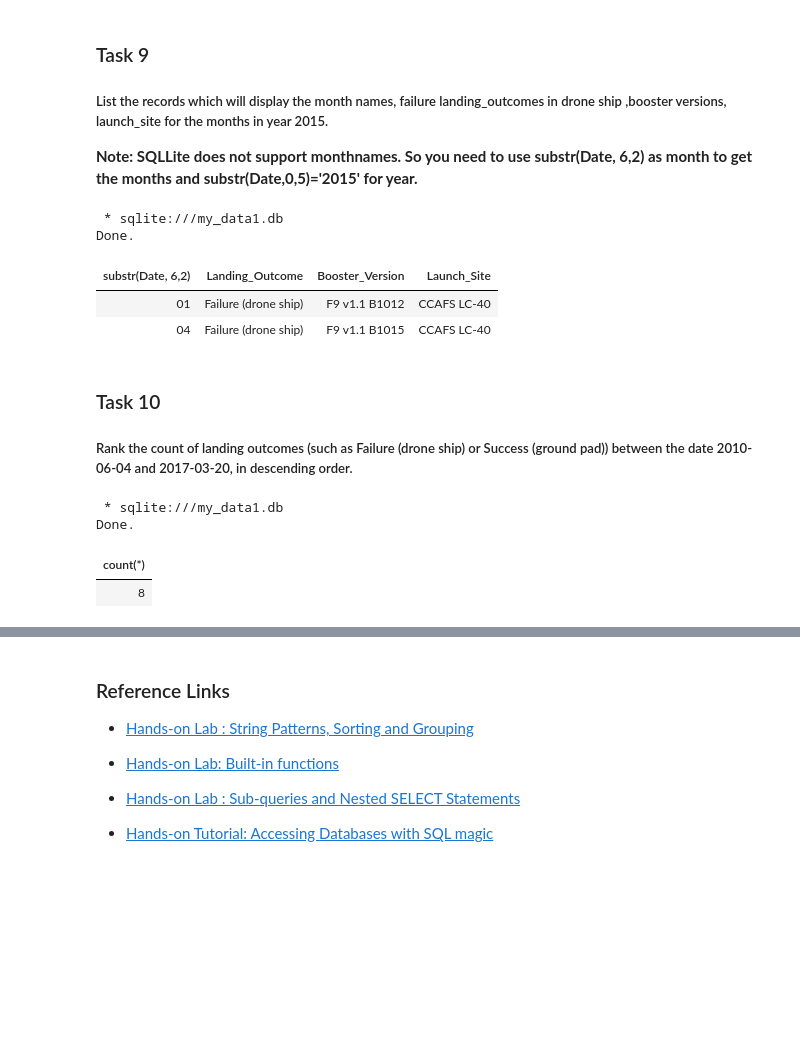
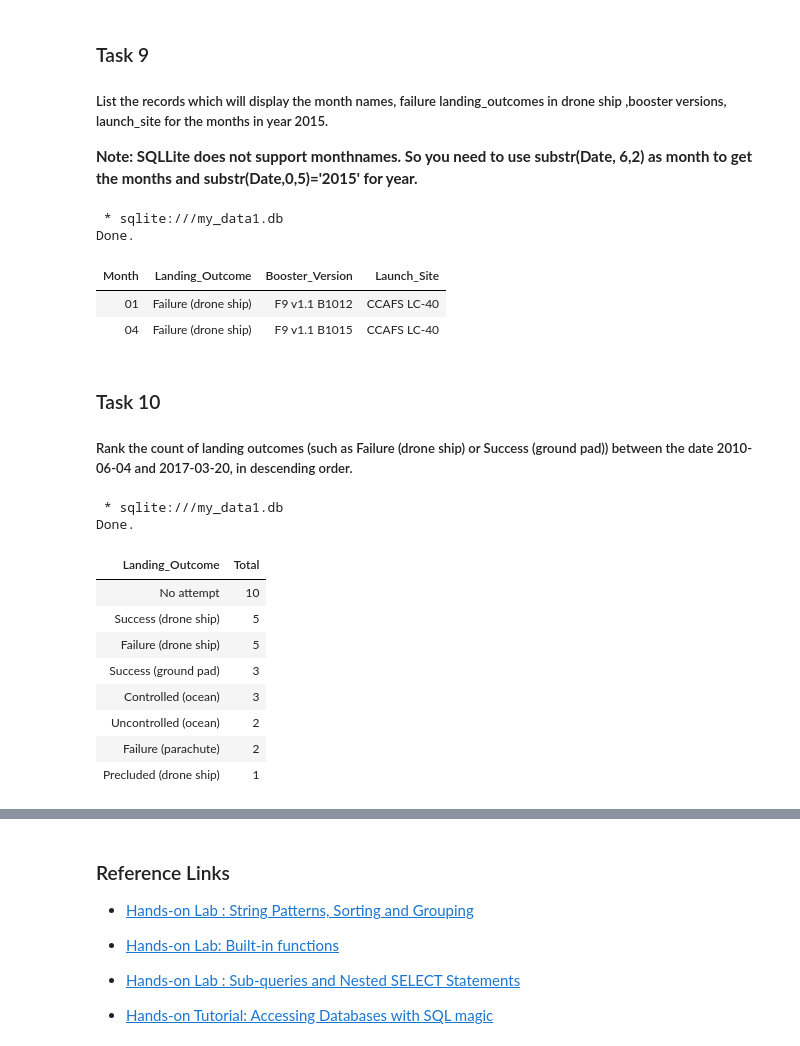
Before and after one commit to rksin8/IBM-Applied-Data-Science-Capstone, a Jupyter notebook: jupyter-labs-eda-sql-coursera_sqllite.ipynb, the cells around one changed output, grey strips where cells are left out. Cells and saved outputs as stored; diff of their text form; code cells hidden in the pictures; blank space fills up the shorter version.

```diff
--- a/jupyter-labs-eda-sql-coursera_sqllite.ipynb
+++ b/jupyter-labs-eda-sql-coursera_sqllite.ipynb
@@ -315,11 +310,12 @@ Done.
 
 **Note: SQLLite does not support monthnames. So you need to use  substr(Date, 6,2) as month to get the months and substr(Date,0,5)='2015' for year.**
 # %%
-%sql select substr(Date, 6,2), Landing_Outcome, Booster_Version, Launch_Site  from SPACEXTABLE where substr(Date,0,5)='2015' and Landing_Outcome = "Failure (drone ship)"
+%%sql select substr(Date, 6,2) as Month, Landing_Outcome, Booster_Version, Launch_Site  from SPACEXTABLE
+    where substr(Date,0,5)='2015' and Landing_Outcome = "Failure (drone ship)"
 # %% [output]
  * sqlite:///my_data1.db
 Done.
-| substr(Date, 6,2) | Landing_Outcome | Booster_Version | Launch_Site |
+| Month | Landing_Outcome | Booster_Version | Launch_Site |
 | 01 | Failure (drone ship) | F9 v1.1 B1012 | CCAFS LC-40 |
 | 04 | Failure (drone ship) | F9 v1.1 B1015 | CCAFS LC-40 |
 # %% [markdown]
@@ -330,9 +326,19 @@ Done.
 
 ##### Rank the count of landing outcomes (such as Failure (drone ship) or Success (ground pad)) between the date 2010-06-04 and 2017-03-20, in descending order.
 # %%
-%sql select count(*) from SPACEXTABLE where Date between '2010-06-04' and '2017-03-20' and (Landing_Outcome ="Failure (drone ship)" or Landing_Outcome = "Success (ground pad)")
+%%sql select Landing_Outcome, count(*) as Total from SPACEXTABLE
+    where Date between '2010-06-04' and '2017-03-20'
+    group by Landing_Outcome
+    order by Total desc
 # %% [output]
  * sqlite:///my_data1.db
 Done.
-| count(*) |
-| 8 |
+| Landing_Outcome | Total |
+| No attempt | 10 |
+| Success (drone ship) | 5 |
+| Failure (drone ship) | 5 |
+| Success (ground pad) | 3 |
+| Controlled (ocean) | 3 |
+| Uncontrolled (ocean) | 2 |
+| Failure (parachute) | 2 |
+| Precluded (drone ship) | 1 |
```
Also changed, not shown: parts of 7 cells of this notebook.
